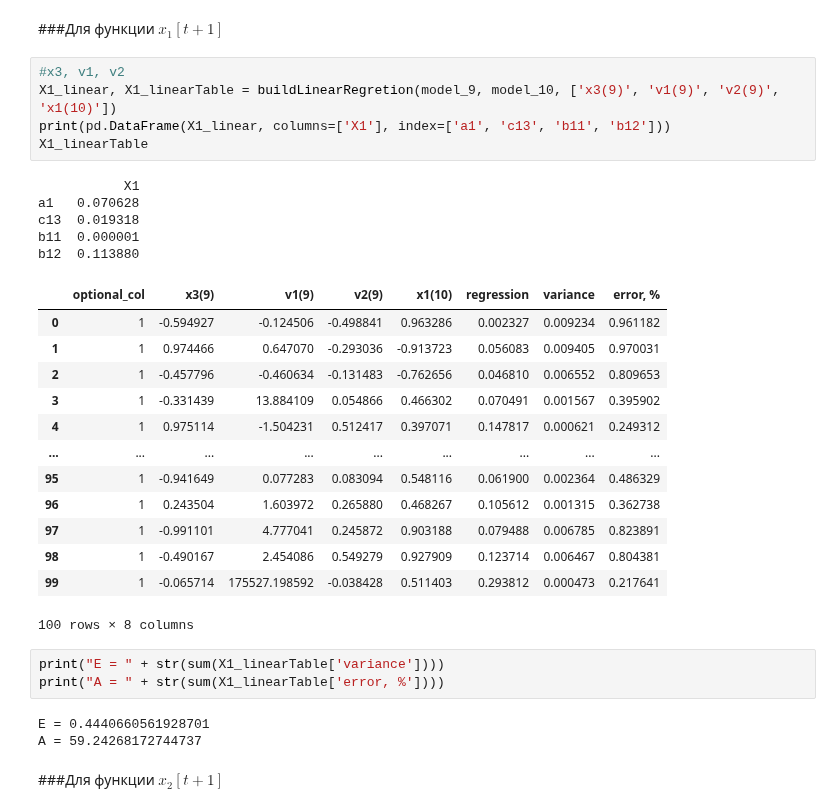
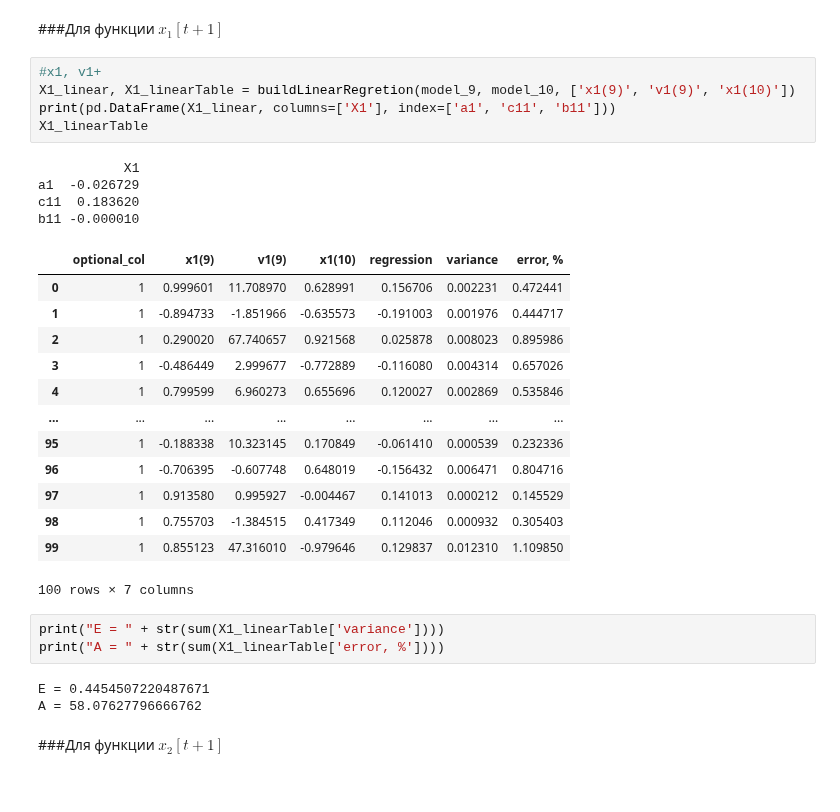
Before and after one commit to Viktory4121/MORD, a Jupyter notebook: ДОМ.ipynb, the cells around one changed output. Cells and saved outputs as stored; diff of their text form.

```diff
--- a/ДОМ.ipynb
+++ b/ДОМ.ipynb
@@ -249,35 +249,34 @@ def buildLinearRegretion(model1, model2, cols):
 # %% [markdown]
 ###Для функции $x_1[t+1]$
 # %%
-#x3, v1, v2
-X1_linear, X1_linearTable = buildLinearRegretion(model_9, model_10, ['x3(9)', 'v1(9)', 'v2(9)', 'x1(10)'])
-print(pd.DataFrame(X1_linear, columns=['X1'], index=['a1', 'c13', 'b11', 'b12']))
+#x1, v1+
+X1_linear, X1_linearTable = buildLinearRegretion(model_9, model_10, ['x1(9)', 'v1(9)', 'x1(10)'])
+print(pd.DataFrame(X1_linear, columns=['X1'], index=['a1', 'c11', 'b11']))
 X1_linearTable
 # %% [output]
            X1
-a1   0.070628
-c13  0.019318
-b11  0.000001
-b12  0.113880
+a1  -0.026729
+c11  0.183620
+b11 -0.000010
-|  | optional_col | x3(9) | v1(9) | v2(9) | x1(10) | regression | variance | error, % |
-| 0 | 1 | -0.594927 | -0.124506 | -0.498841 | 0.963286 | 0.002327 | 0.009234 | 0.961182 |
-| 1 | 1 | 0.974466 | 0.647070 | -0.293036 | -0.913723 | 0.056083 | 0.009405 | 0.970031 |
-| 2 | 1 | -0.457796 | -0.460634 | -0.131483 | -0.762656 | 0.046810 | 0.006552 | 0.809653 |
-| 3 | 1 | -0.331439 | 13.884109 | 0.054866 | 0.466302 | 0.070491 | 0.001567 | 0.395902 |
-| 4 | 1 | 0.975114 | -1.504231 | 0.512417 | 0.397071 | 0.147817 | 0.000621 | 0.249312 |
-| ... | ... | ... | ... | ... | ... | ... | ... | ... |
-| 95 | 1 | -0.941649 | 0.077283 | 0.083094 | 0.548116 | 0.061900 | 0.002364 | 0.486329 |
-| 96 | 1 | 0.243504 | 1.603972 | 0.265880 | 0.468267 | 0.105612 | 0.001315 | 0.362738 |
-| 97 | 1 | -0.991101 | 4.777041 | 0.245872 | 0.903188 | 0.079488 | 0.006785 | 0.823891 |
-| 98 | 1 | -0.490167 | 2.454086 | 0.549279 | 0.927909 | 0.123714 | 0.006467 | 0.804381 |
-| 99 | 1 | -0.065714 | 175527.198592 | -0.038428 | 0.511403 | 0.293812 | 0.000473 | 0.217641 |
+|  | optional_col | x1(9) | v1(9) | x1(10) | regression | variance | error, % |
+| 0 | 1 | 0.999601 | 11.708970 | 0.628991 | 0.156706 | 0.002231 | 0.472441 |
+| 1 | 1 | -0.894733 | -1.851966 | -0.635573 | -0.191003 | 0.001976 | 0.444717 |
+| 2 | 1 | 0.290020 | 67.740657 | 0.921568 | 0.025878 | 0.008023 | 0.895986 |
+| 3 | 1 | -0.486449 | 2.999677 | -0.772889 | -0.116080 | 0.004314 | 0.657026 |
+| 4 | 1 | 0.799599 | 6.960273 | 0.655696 | 0.120027 | 0.002869 | 0.535846 |
+| ... | ... | ... | ... | ... | ... | ... | ... |
+| 95 | 1 | -0.188338 | 10.323145 | 0.170849 | -0.061410 | 0.000539 | 0.232336 |
+| 96 | 1 | -0.706395 | -0.607748 | 0.648019 | -0.156432 | 0.006471 | 0.804716 |
+| 97 | 1 | 0.913580 | 0.995927 | -0.004467 | 0.141013 | 0.000212 | 0.145529 |
+| 98 | 1 | 0.755703 | -1.384515 | 0.417349 | 0.112046 | 0.000932 | 0.305403 |
+| 99 | 1 | 0.855123 | 47.316010 | -0.979646 | 0.129837 | 0.012310 | 1.109850 |
-100 rows × 8 columns
+100 rows × 7 columns
 # %%
 print("E = " + str(sum(X1_linearTable['variance'])))
 print("A = " + str(sum(X1_linearTable['error, %'])))
 # %% [output]
-E = 0.4440660561928701
-A = 59.24268172744737
+E = 0.4454507220487671
+A = 58.07627796666762
 # %% [markdown]
 ###Для функции $x_2[t+1]$
 # %%
```
Also changed, not shown: parts of 12 cells of this notebook.
